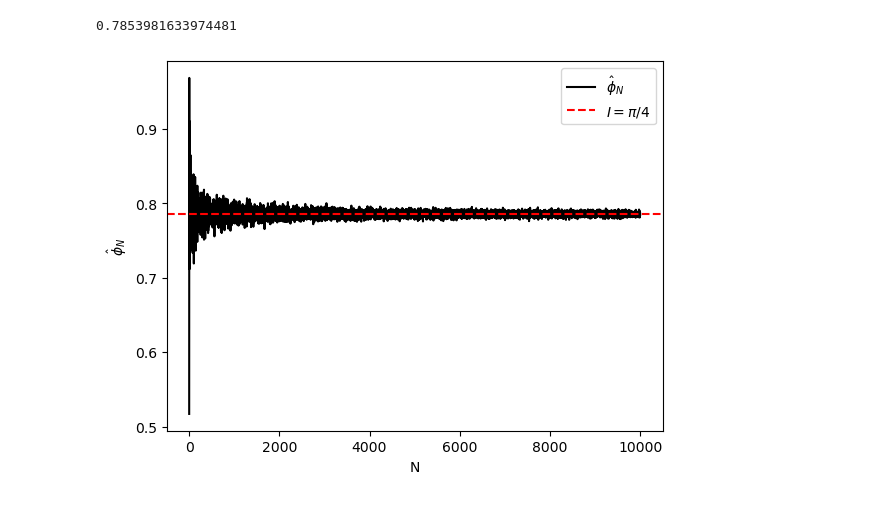
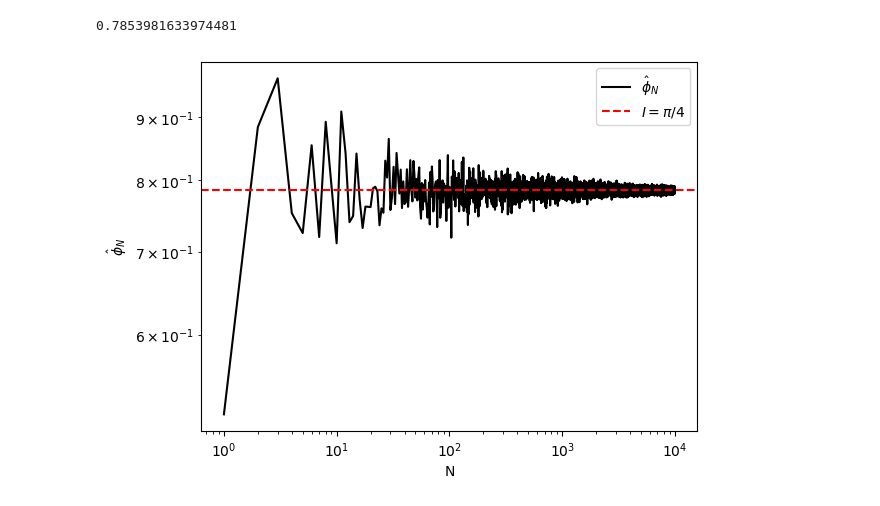
Before and after one commit to alisaklymchuk/stochastic_simulation_math60047, a Jupyter notebook: week3/ex3.3.ipynb, the cells around one changed output. Drawn from its saved outputs; the diff is of its cells as text; code cells hidden in the pictures.

Commit message:
changed plot to loglog following lecturers advice

```diff
--- a/week3/ex3.3.ipynb
+++ b/week3/ex3.3.ipynb
@@ -49,29 +49,29 @@ print(I)
 # %%
 Ns = np.arange(1, 10000, 1)
 
 phis = []
 stds = []
 
 for n in Ns:
     x = rng.uniform(0, 1, n)
 
     phi_n = phi_hat(x, n)
     var_phi = var_hat(x, n)
 
     phis.append(phi_n)
     stds.append(np.sqrt(var_phi / n))
 
 phis = np.array(phis)
 stds = np.array(stds)
 
 plt.figure()
 
-plt.plot(Ns, phis, color="black", linewidth=1.5, label=r"$\hat{\phi}_N$")
+plt.loglog(Ns, phis, color="black", linewidth=1.5, label=r"$\hat{\phi}_N$")
 plt.axhline(I, linestyle="--", color="red", label=r"$I = \pi/4$")
 
 plt.xlabel("N")
 plt.ylabel(r"$\hat{\phi}_N$")
 plt.legend()
 plt.show()
 # %% [output]
-[figure, old version]
+[figure, new version]
```
